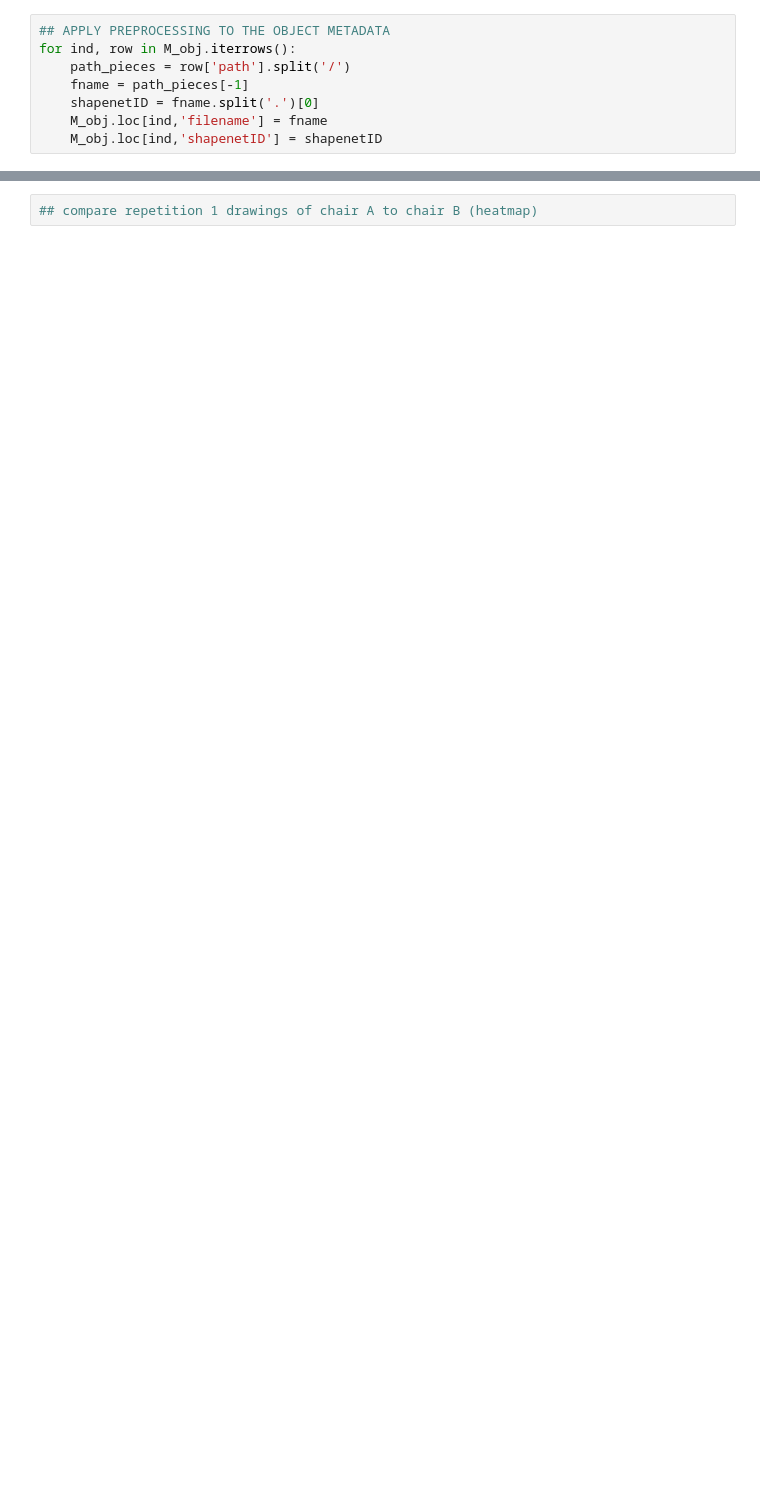
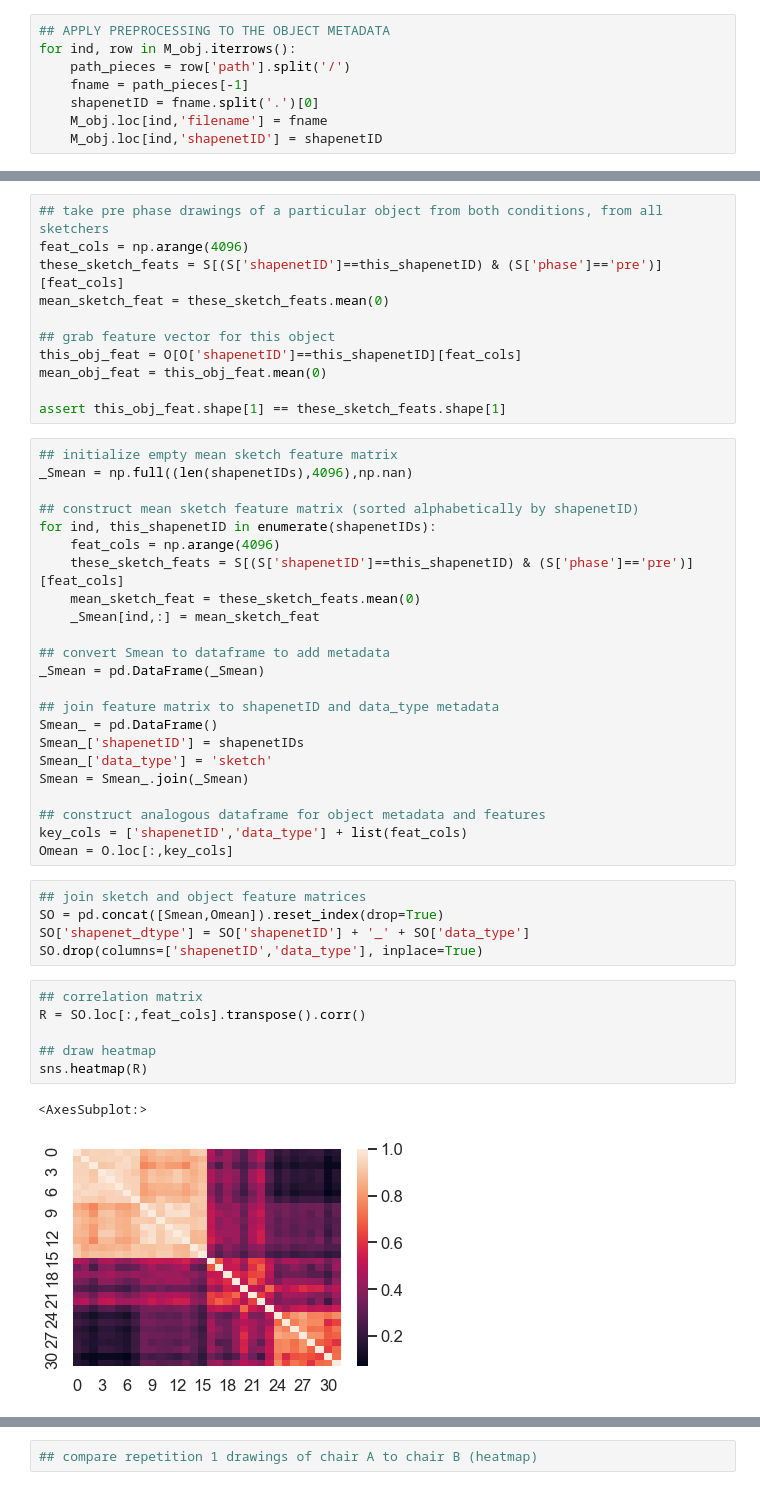
Before and after one commit to hawkrobe/graphical_conventions, a Jupyter notebook: analysis/preprocessing/explore_sketch_object_similarities.ipynb, the cells around one changed output, grey strips where cells are left out. Drawn from its saved outputs; the diff is of its cells as text; blank space fills up the shorter version.

Commit message:
latest sketch-object similarity analyses

```diff
--- a/analysis/preprocessing/explore_sketch_object_similarities.ipynb
+++ b/analysis/preprocessing/explore_sketch_object_similarities.ipynb
@@ -211,0 +200,48 @@ O = M_obj.join(pd.DataFrame(F_obj))
+# %%
+## take pre phase drawings of a particular object from both conditions, from all sketchers
+feat_cols = np.arange(4096)
+these_sketch_feats = S[(S['shapenetID']==this_shapenetID) & (S['phase']=='pre')][feat_cols]
+mean_sketch_feat = these_sketch_feats.mean(0)
+
+## grab feature vector for this object
+this_obj_feat = O[O['shapenetID']==this_shapenetID][feat_cols]
+mean_obj_feat = this_obj_feat.mean(0)
+
+assert this_obj_feat.shape[1] == these_sketch_feats.shape[1]
+# %%
+## initialize empty mean sketch feature matrix
+_Smean = np.full((len(shapenetIDs),4096),np.nan)
+
+## construct mean sketch feature matrix (sorted alphabetically by shapenetID)
+for ind, this_shapenetID in enumerate(shapenetIDs):
+    feat_cols = np.arange(4096)
+    these_sketch_feats = S[(S['shapenetID']==this_shapenetID) & (S['phase']=='pre')][feat_cols]
+    mean_sketch_feat = these_sketch_feats.mean(0)
+    _Smean[ind,:] = mean_sketch_feat
+
+## convert Smean to dataframe to add metadata
+_Smean = pd.DataFrame(_Smean)
+
+## join feature matrix to shapenetID and data_type metadata
+Smean_ = pd.DataFrame()
+Smean_['shapenetID'] = shapenetIDs
+Smean_['data_type'] = 'sketch'
+Smean = Smean_.join(_Smean)
+
+## construct analogous dataframe for object metadata and features
+key_cols = ['shapenetID','data_type'] + list(feat_cols)
+Omean = O.loc[:,key_cols]
+# %%
+## join sketch and object feature matrices
+SO = pd.concat([Smean,Omean]).reset_index(drop=True)
+SO['shapenet_dtype'] = SO['shapenetID'] + '_' + SO['data_type']
+SO.drop(columns=['shapenetID','data_type'], inplace=True)
+# %%
+## correlation matrix
+R = SO.loc[:,feat_cols].transpose().corr()
+
+## draw heatmap
+sns.heatmap(R)
+# %% [output]
+<AxesSubplot:>
+[figure, added]
```
Also changed, not shown: parts of 12 cells of this notebook, 2 other files.
